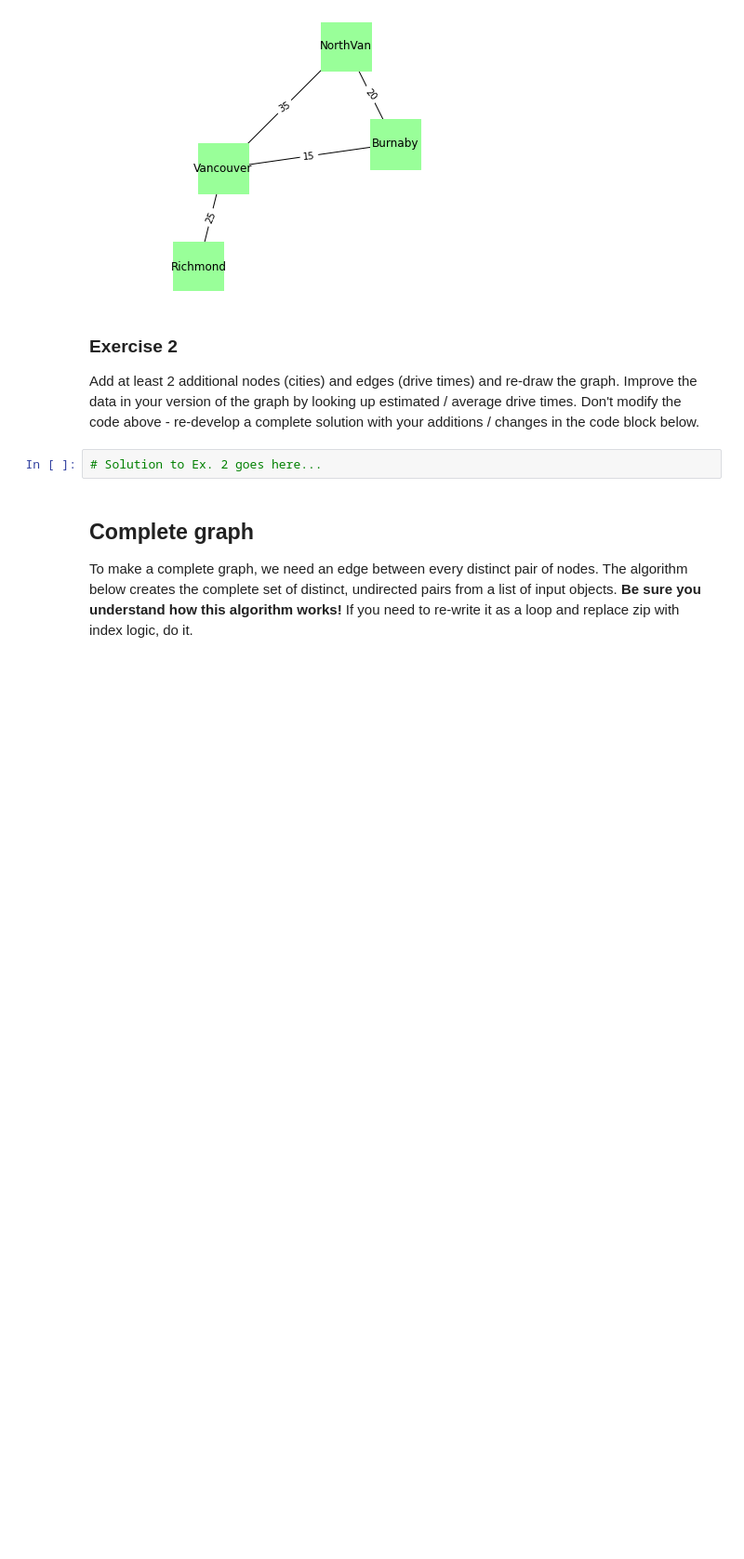
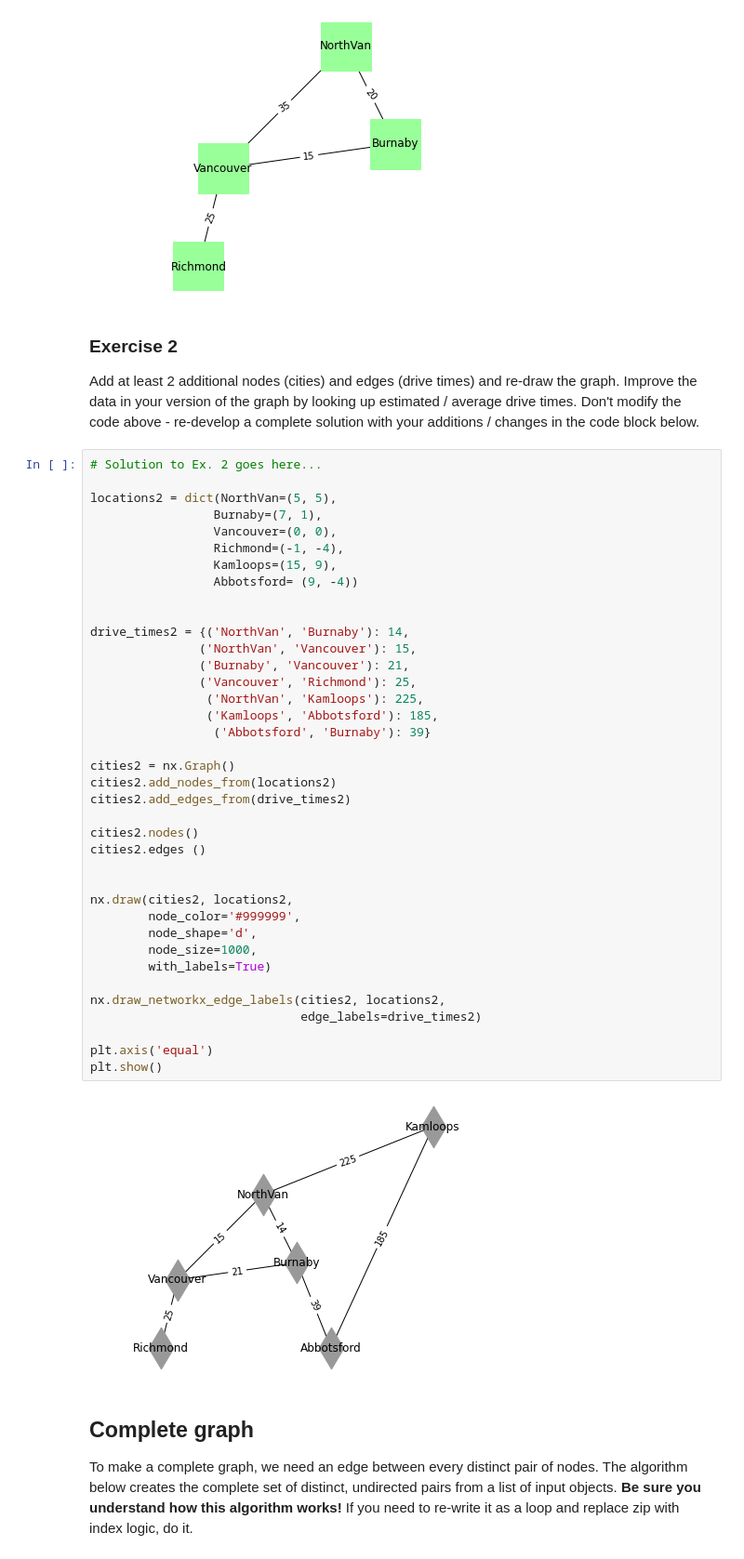
Before and after one commit to rdonald03/cap-comp215, a Jupyter notebook: labs/lab04.ipynb, the cells around one changed output. Shown: that part at 93% size. Cells and saved outputs as stored; diff of their text form; blank space fills up the shorter version.

```diff
--- a/labs/lab04.ipynb
+++ b/labs/lab04.ipynb
@@ -140,8 +143,46 @@ plt.show()
 Add at least 2 additional nodes (cities) and edges (drive times) and re-draw the graph.
 Improve the data in your version of the graph by looking up estimated / average drive times.
 Don't modify the code above - re-develop a complete solution with your additions / changes in the code block below.
-# %%
-# Solution to Ex. 2 goes here...
+# %%
+# Solution to Ex. 2 goes here...
+
+locations2 = dict(NorthVan=(5, 5),
+                 Burnaby=(7, 1),
+                 Vancouver=(0, 0),
+                 Richmond=(-1, -4),
+                 Kamloops=(15, 9),
+                 Abbotsford= (9, -4))
+
+
+drive_times2 = {('NorthVan', 'Burnaby'): 14,
+               ('NorthVan', 'Vancouver'): 15,
+               ('Burnaby', 'Vancouver'): 21,
+               ('Vancouver', 'Richmond'): 25,
+                ('NorthVan', 'Kamloops'): 225,
+                ('Kamloops', 'Abbotsford'): 185,
+                 ('Abbotsford', 'Burnaby'): 39}
+
+cities2 = nx.Graph()
+cities2.add_nodes_from(locations2)
+cities2.add_edges_from(drive_times2)
+
+cities2.nodes()
+cities2.edges ()
+
+
+nx.draw(cities2, locations2,
+        node_color='#999999',
+        node_shape='d',
+        node_size=1000,
+        with_labels=True)
+
+nx.draw_networkx_edge_labels(cities2, locations2,
+                             edge_labels=drive_times2)
+
+plt.axis('equal')
+plt.show()
+# %% [output]
+[figure, added]
 # %% [markdown]
 ## Complete graph
 
```
Also changed, not shown: parts of 14 cells of this notebook.
